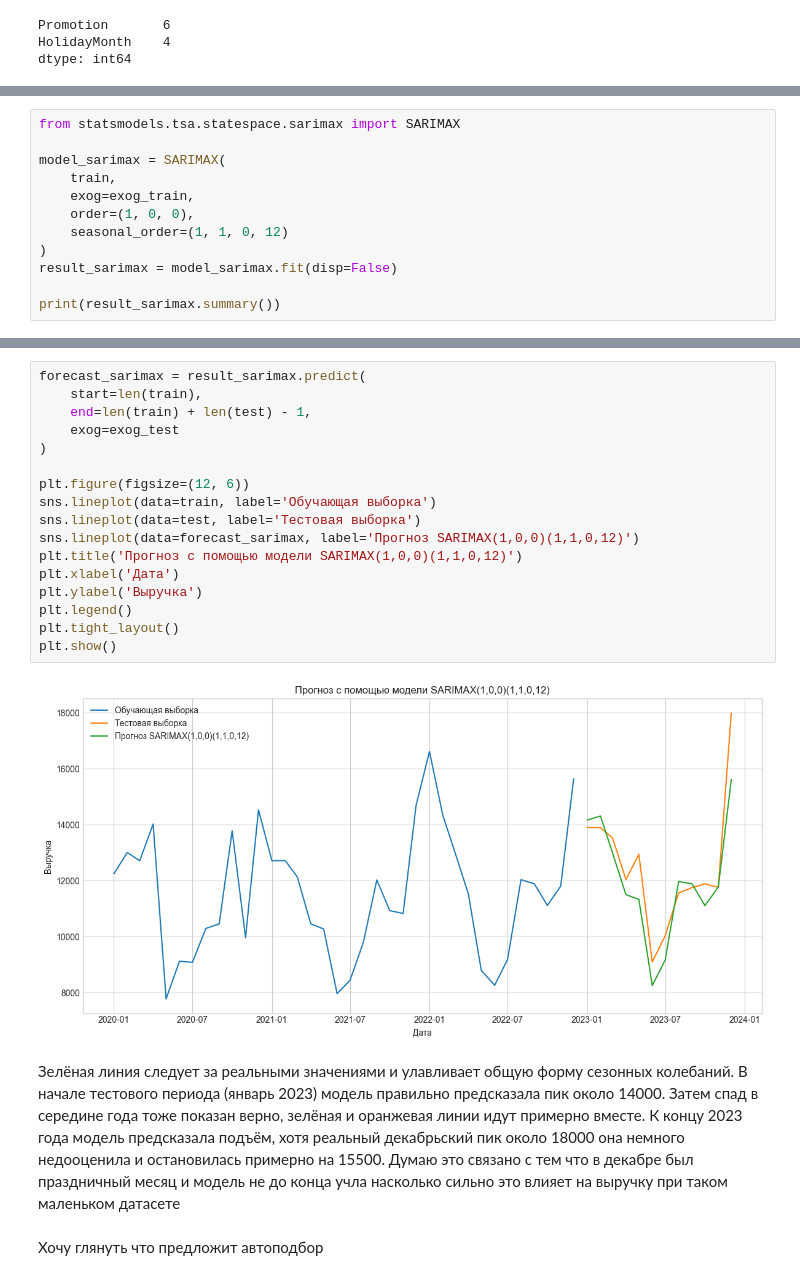
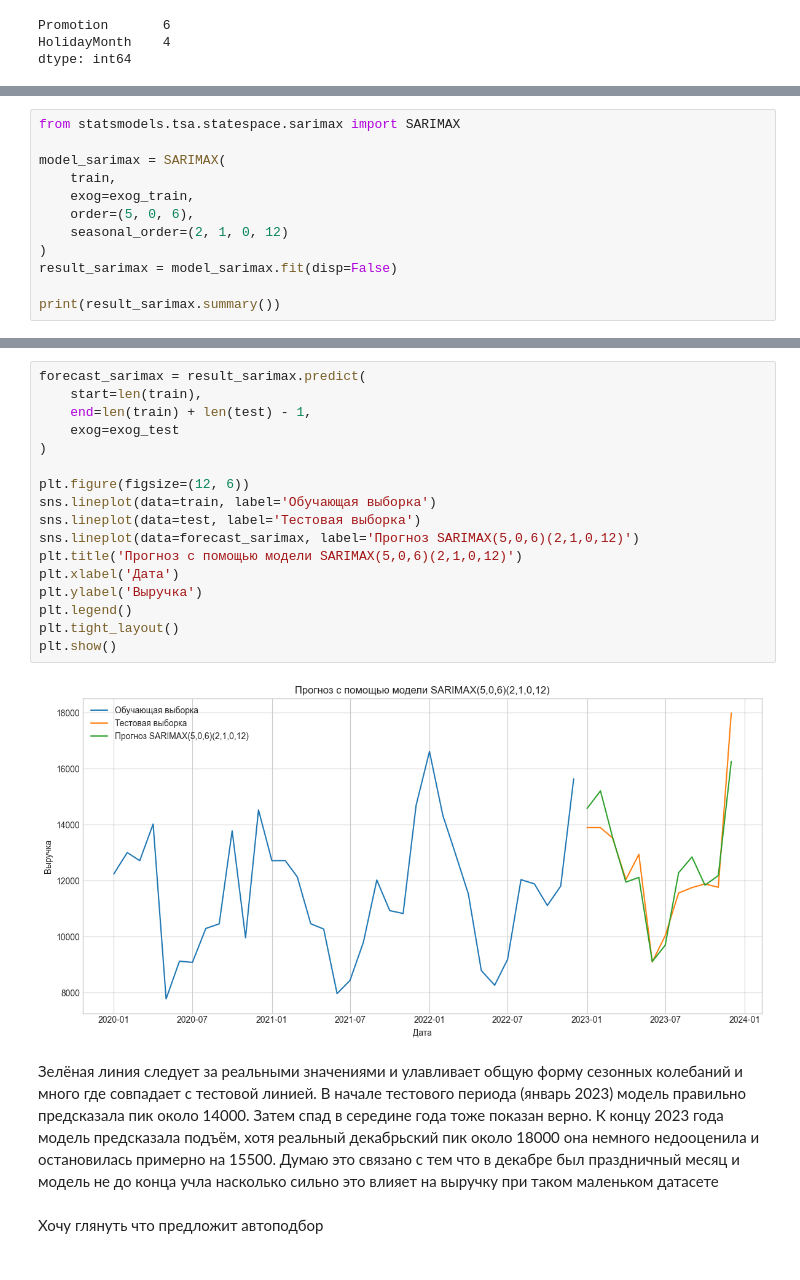
Before and after one commit to gureeva07/predictive_analytics_lab1, a Jupyter notebook: lab1.ipynb, the cells around one changed output, grey strips where cells are left out. Drawn from its saved outputs; the diff is of its cells as text.

Commit message:
добавила оценку качества моделей и подправила sarimax

```diff
--- a/lab1.ipynb
+++ b/lab1.ipynb
@@ -600,8 +663,8 @@ from statsmodels.tsa.statespace.sarimax import SARIMAX
 model_sarimax = SARIMAX(
     train,
     exog=exog_train,
-    order=(1, 0, 0),
-    seasonal_order=(1, 1, 0, 12)
+    order=(5, 0, 6),
+    seasonal_order=(2, 1, 0, 12)
 )
 result_sarimax = model_sarimax.fit(disp=False)
 
@@ -627,24 +690,24 @@ Warnings:
 # %%
 forecast_sarimax = result_sarimax.predict(
     start=len(train),
     end=len(train) + len(test) - 1,
     exog=exog_test
 )
 
 plt.figure(figsize=(12, 6))
 sns.lineplot(data=train, label='Обучающая выборка')
 sns.lineplot(data=test, label='Тестовая выборка')
-sns.lineplot(data=forecast_sarimax, label='Прогноз SARIMAX(1,0,0)(1,1,0,12)')
-plt.title('Прогноз с помощью модели SARIMAX(1,0,0)(1,1,0,12)')
+sns.lineplot(data=forecast_sarimax, label='Прогноз SARIMAX(5,0,6)(2,1,0,12)')
+plt.title('Прогноз с помощью модели SARIMAX(5,0,6)(2,1,0,12)')
 plt.xlabel('Дата')
 plt.ylabel('Выручка')
 plt.legend()
 plt.tight_layout()
 plt.show()
 # %% [output]
-[figure, old version]
+[figure, new version]
 # %% [markdown]
-Зелёная линия следует за реальными значениями и улавливает общую форму сезонных колебаний. В начале тестового периода (январь 2023) модель правильно предсказала пик около 14000. Затем спад в середине года тоже показан верно, зелёная и оранжевая линии идут примерно вместе. К концу 2023 года модель предсказала подъём, хотя реальный декабрьский пик около 18000 она немного недооценила и остановилась примерно на 15500. Думаю это связано с тем что в декабре был праздничный месяц и модель не до конца учла насколько сильно это влияет на выручку при таком маленьком датасете
+Зелёная линия следует за реальными значениями и улавливает общую форму сезонных колебаний и много где совпадает с тестовой линией. В начале тестового периода (январь 2023) модель правильно предсказала пик около 14000. Затем спад в середине года тоже показан верно. К концу 2023 года модель предсказала подъём, хотя реальный декабрьский пик около 18000 она немного недооценила и остановилась примерно на 15500. Думаю это связано с тем что в декабре был праздничный месяц и модель не до конца учла насколько сильно это влияет на выручку при таком маленьком датасете
 # %% [markdown]
 Хочу глянуть что предложит автоподбор
 # %%
```
Also changed, not shown: parts of 29 cells of this notebook.
